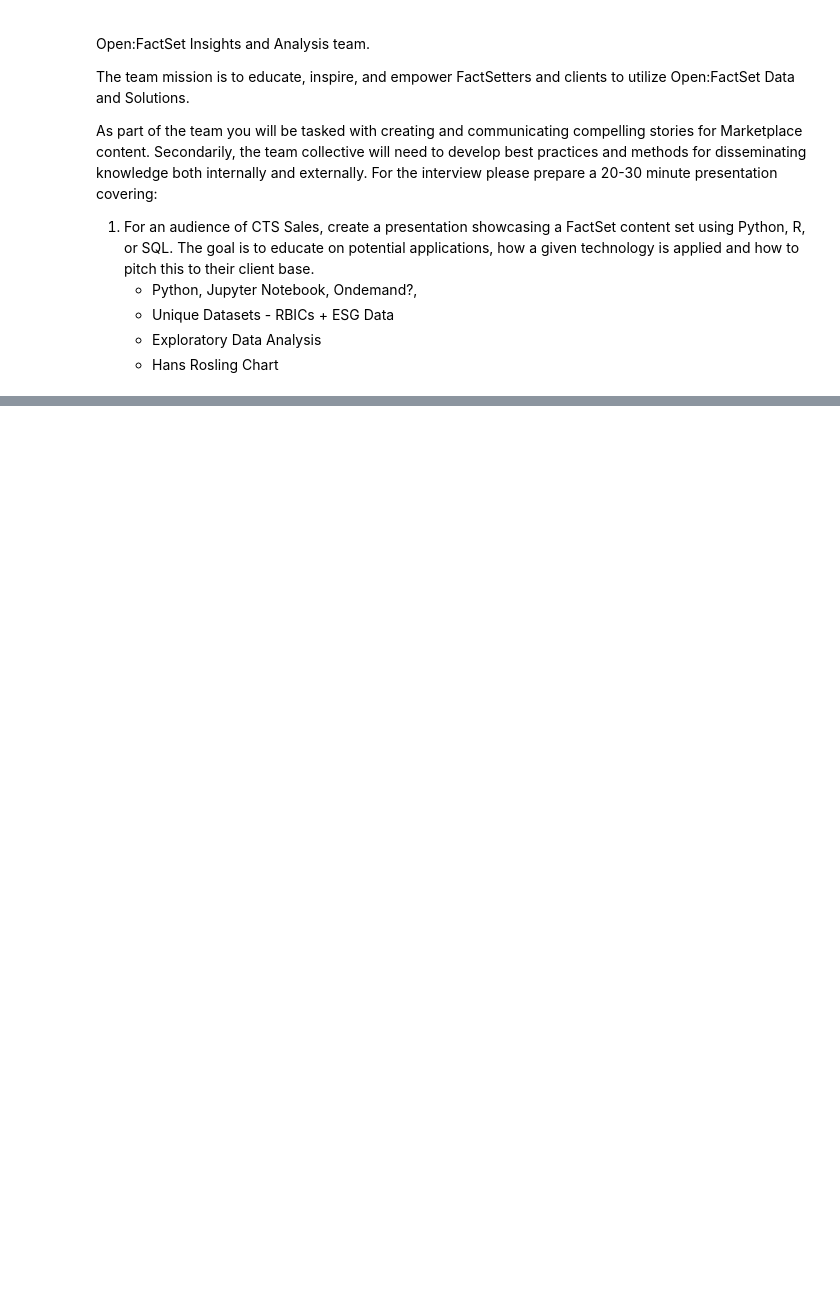
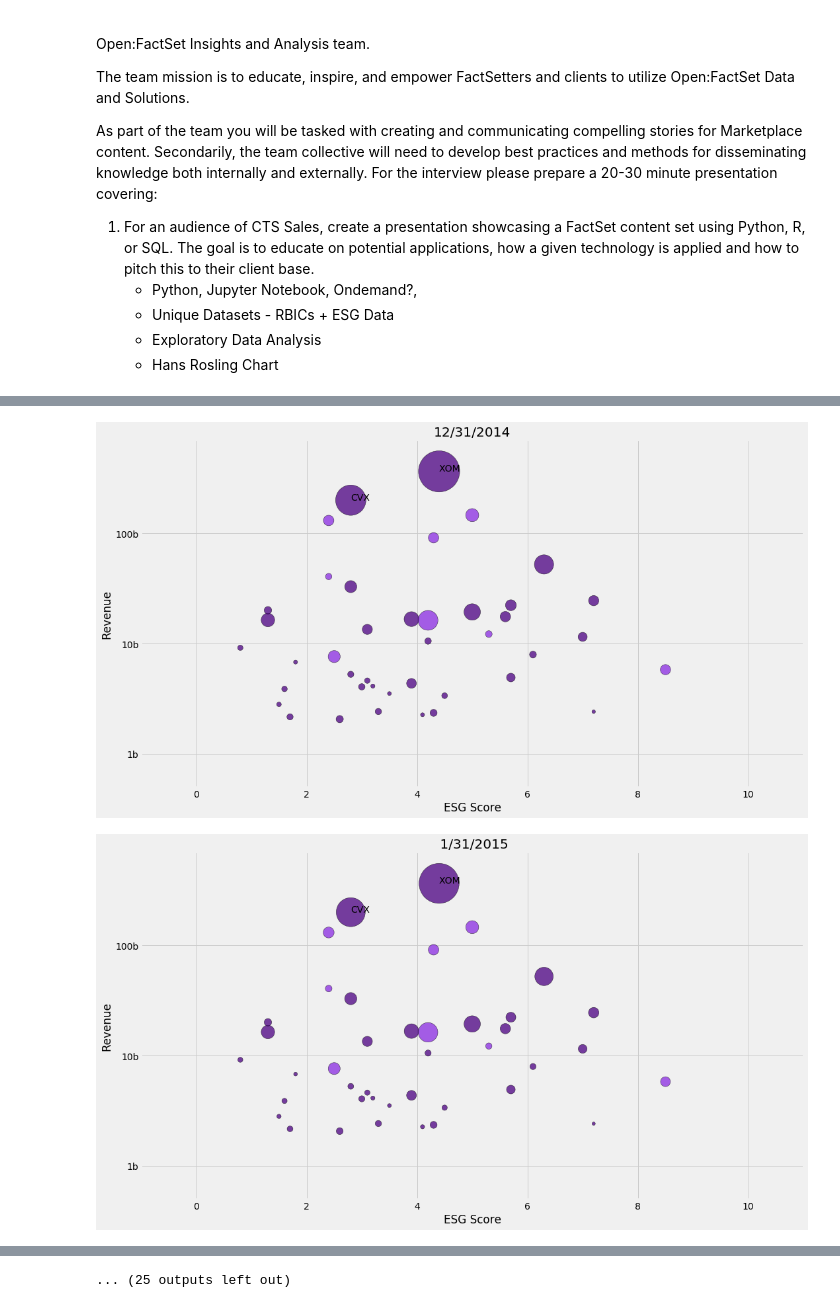
Before and after one commit to naidaire/CTS_Project_HR, a Jupyter notebook: Hans_Rosling_RBICS_Econ.ipynb, the cells around one changed output, grey strips where cells are left out. Saved outputs shown, nothing was run; the diff lists cells and outputs as text; code cells hidden in the pictures; blank space fills up the shorter version.

```diff
--- a/Hans_Rosling_RBICS_Econ.ipynb
+++ b/Hans_Rosling_RBICS_Econ.ipynb
@@ -105,7 +114,7 @@ def hans_rosling_date_and_rbics(year, econ):
 
 
     #store values into array variables for scatter plot
-    esg_score = hans_rosling_year_and_rbics.loc[:, 'esg_combined']
+    esg_score = hans_rosling_year_and_rbics.loc[:, 'msci_esg_score']
     sales = hans_rosling_year_and_rbics.loc[:, 'sales_total']
     mktval = hans_rosling_year_and_rbics.loc[:, 'mkt_val']
     rbics = hans_rosling_year_and_rbics.loc[:, 'rbics_econ']
@@ -117,11 +126,11 @@ def hans_rosling_date_and_rbics(year, econ):
     my_dict = {}
 
     for symbol in ['FB', 'AMZN', 'AAPL', 'NFLX', 'GOOG', 'BRK.B', 'WMT', 'XOM',
-                   'DIS', 'TWX', 'FOX', 'PG', 'BA', 'GE', 'JNJ', 'UNH',
+                   'MSFT','DIS', 'TWX', 'FOX', 'PG', 'BA', 'GE', 'JNJ', 'UNH',
                    'HD', 'NKE', 'GM', 'DUK', 'JPM', 'V', 'GS', 'KO', 'MO',
                    'CVX', 'T', 'VZ', 'ADP']:
         symbol_filter = hans_rosling_year_and_rbics.loc[:, 'Symbol'] == symbol
-        label = np.array((hans_rosling_year_and_rbics.loc[symbol_filter, ['esg_combined', 'sales_total']]))
+        label = np.array((hans_rosling_year_and_rbics.loc[symbol_filter, ['msci_esg_score', 'sales_total']]))
         if label.size >1:
             my_dict.update({symbol: (label[0][0], label[0][1])})
 
@@ -134,10 +143,10 @@ def hans_rosling_date_and_rbics(year, econ):
     plt.yscale('log')
     plt.xlabel('ESG Score')
     plt.ylabel('Revenue')
-    plt.xlim(0,25)
+    plt.xlim(-1,11)
     plt.ylim(500, 700000)
     plt.title(year)
-    plt.yticks([1000,10000,100000], ['1m','10m','100m'])
+    plt.yticks([1000,10000,100000], ['1b','10b','100b'])
 
 
     # Adding Labels for Symbol, ESG score, and Sales Total
@@ -226,0 +204,6 @@ hans_rosling_date_and_rbics('12/31/2007', 'Technology')
+# %%
+for date in hans_rosling.Date.unique():
+    hans_rosling_date_and_rbics(date, 'Energy')
+# %% [output]
+[figure, added]
+[figure, added]
@@ -226,0 +220 @@ hans_rosling_date_and_rbics('12/31/2007', 'Technology')
+... (25 outputs left out)
```
Also changed, not shown: parts of 20 cells of this notebook, 2 other files.
